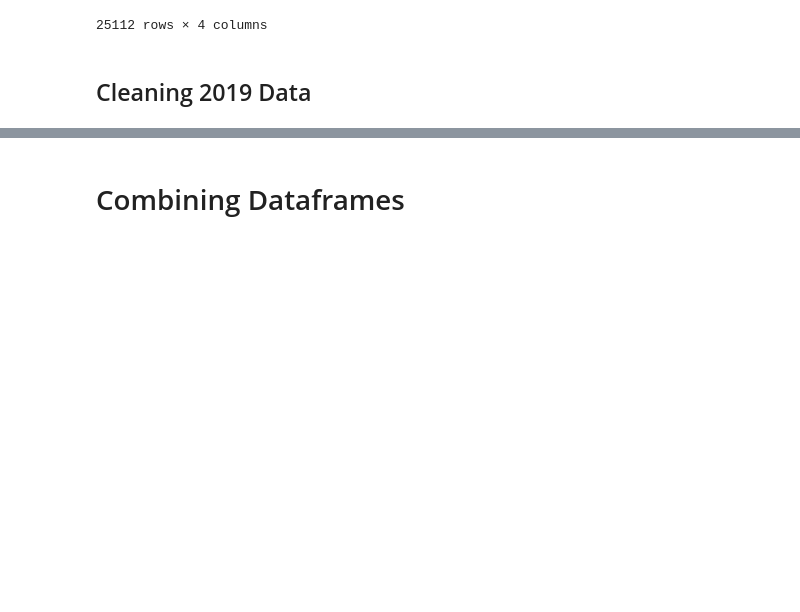
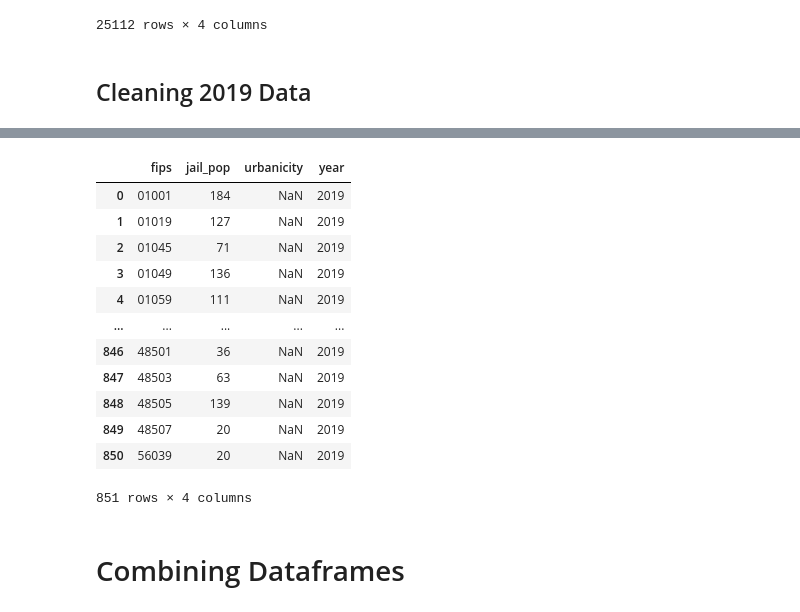
Before and after one commit to rhiannz/drugs, a Jupyter notebook: Data/Features/Jail_Data/jail_clean.ipynb, the cells around one changed output, grey strips where cells are left out. Saved outputs shown, nothing was run; the diff lists cells and outputs as text; code cells hidden in the pictures; blank space fills up the shorter version.

```diff
--- a/Data/Features/Jail_Data/jail_clean.ipynb
+++ b/Data/Features/Jail_Data/jail_clean.ipynb
@@ -205,3 +203,24 @@ jail2019_clean
+# %%
+jail2019_clean = jail2019_clean.groupby(['fips'])['jail_pop'].sum().to_frame()
+jail2019_clean['urbanicity'] = np.nan
+jail2019_clean.insert(0, 'fips', jail2019_clean.index)
+jail2019_clean.reset_index(drop = True, inplace = True)
+jail2019_clean['year'] = 2019
+jail2019_clean
+# %% [output]
+|  | fips | jail_pop | urbanicity | year |
+| 0 | 01001 | 184 | NaN | 2019 |
+| 1 | 01019 | 127 | NaN | 2019 |
+| 2 | 01045 | 71 | NaN | 2019 |
+| 3 | 01049 | 136 | NaN | 2019 |
+| 4 | 01059 | 111 | NaN | 2019 |
+| ... | ... | ... | ... | ... |
+| 846 | 48501 | 36 | NaN | 2019 |
+| 847 | 48503 | 63 | NaN | 2019 |
+| 848 | 48505 | 139 | NaN | 2019 |
+| 849 | 48507 | 20 | NaN | 2019 |
+| 850 | 56039 | 20 | NaN | 2019 |
+851 rows × 4 columns
 # %% [markdown]
 # Combining Dataframes
 # %%
```
Also changed, not shown: parts of 3 cells of this notebook, 1 other file.
